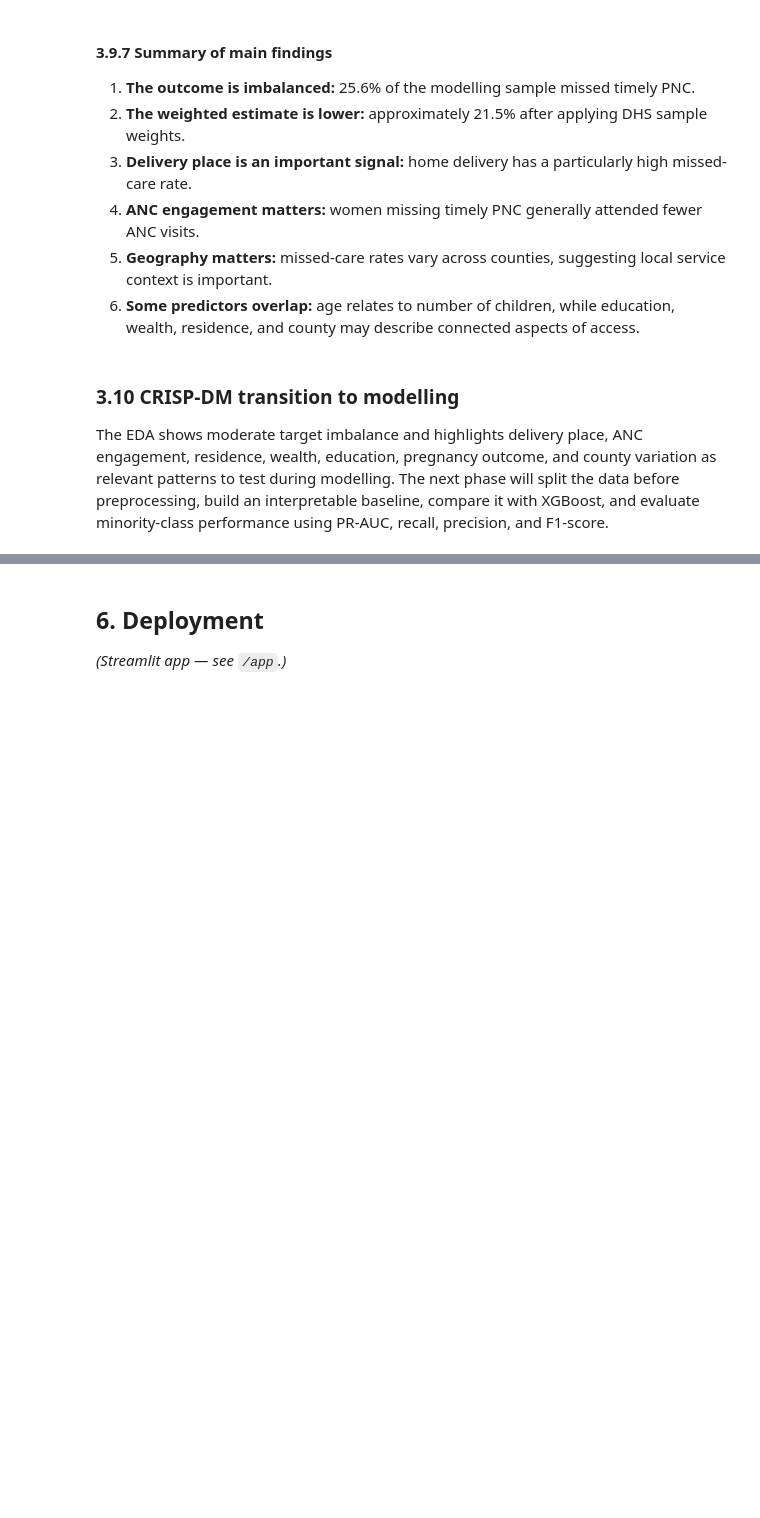
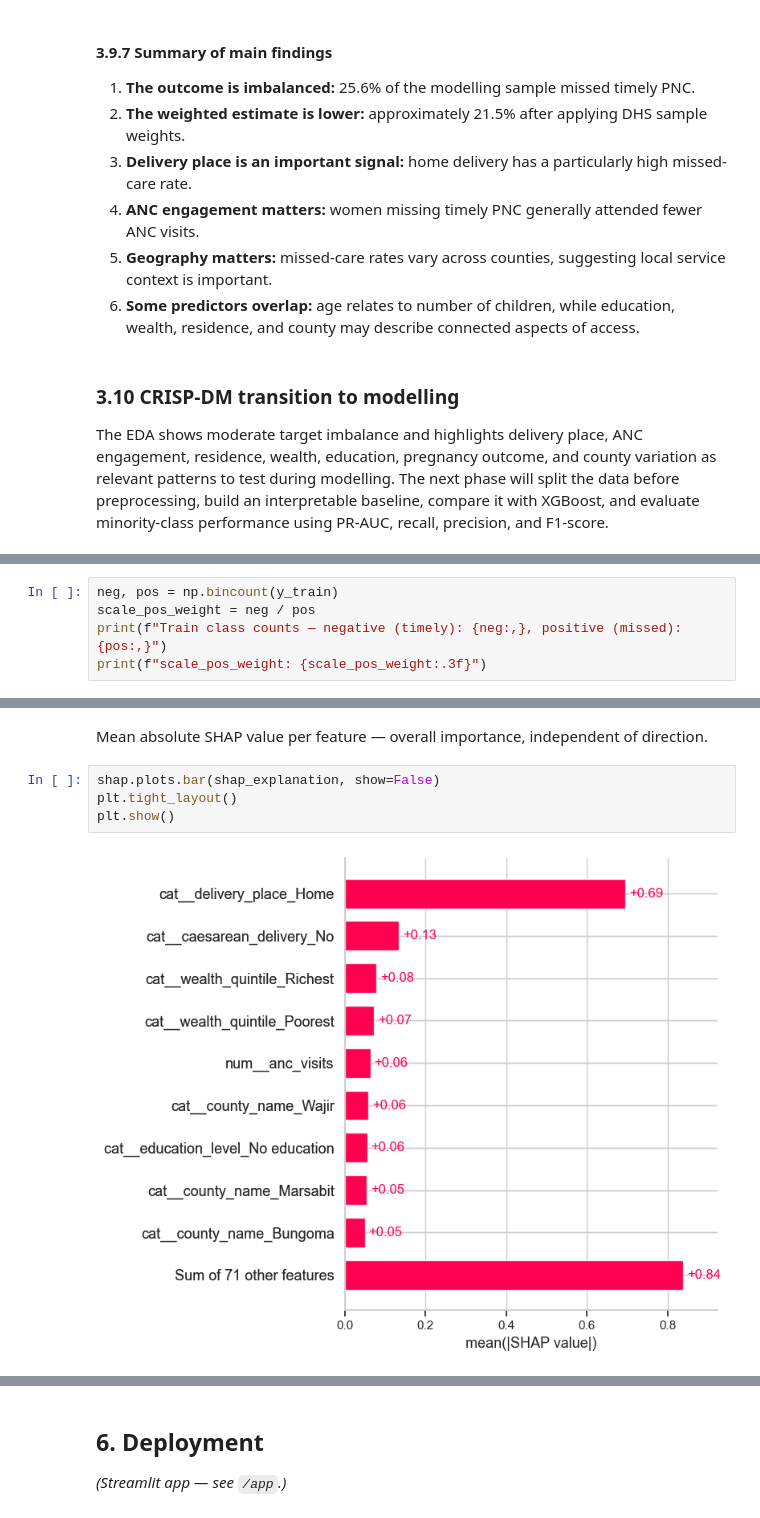
Before and after one commit to dr-baridiminer/Maternal_Health_PNC_Risk_Stratification_Capstone, a Jupyter notebook: notebooks/00_full_project.ipynb, the cells around one changed output, grey strips where cells are left out. Saved outputs shown, nothing was run; the diff lists cells and outputs as text; blank space fills up the shorter version.

```diff
--- a/notebooks/00_full_project.ipynb
+++ b/notebooks/00_full_project.ipynb
@@ -1187,0 +1265,5 @@ The EDA shows moderate target imbalance and highlights delivery place, ANC engag
+# %%
+neg, pos = np.bincount(y_train)
+scale_pos_weight = neg / pos
+print(f"Train class counts — negative (timely): {neg:,}, positive (missed): {pos:,}")
+print(f"scale_pos_weight: {scale_pos_weight:.3f}")
@@ -1193,0 +1534,8 @@ The EDA shows moderate target imbalance and highlights delivery place, ANC engag
+# %% [markdown]
+Mean absolute SHAP value per feature — overall importance, independent of direction.
+# %%
+shap.plots.bar(shap_explanation, show=False)
+plt.tight_layout()
+plt.show()
+# %% [output]
+[figure, added]
```
Also changed, not shown: parts of 33 cells of this notebook.
